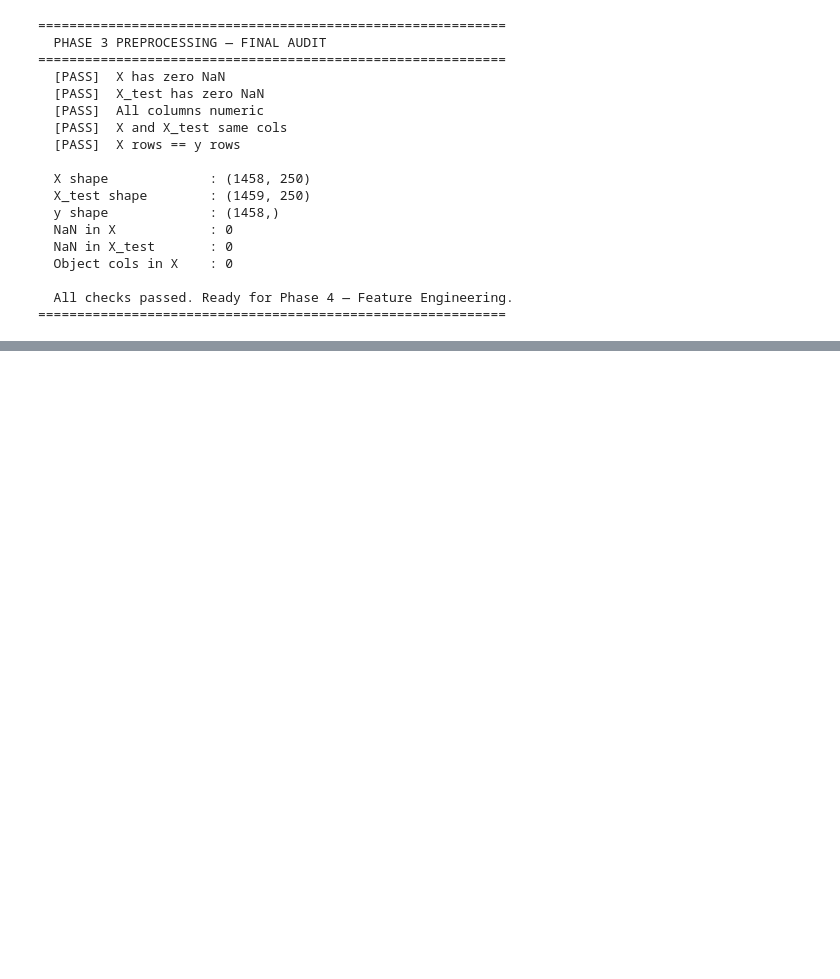
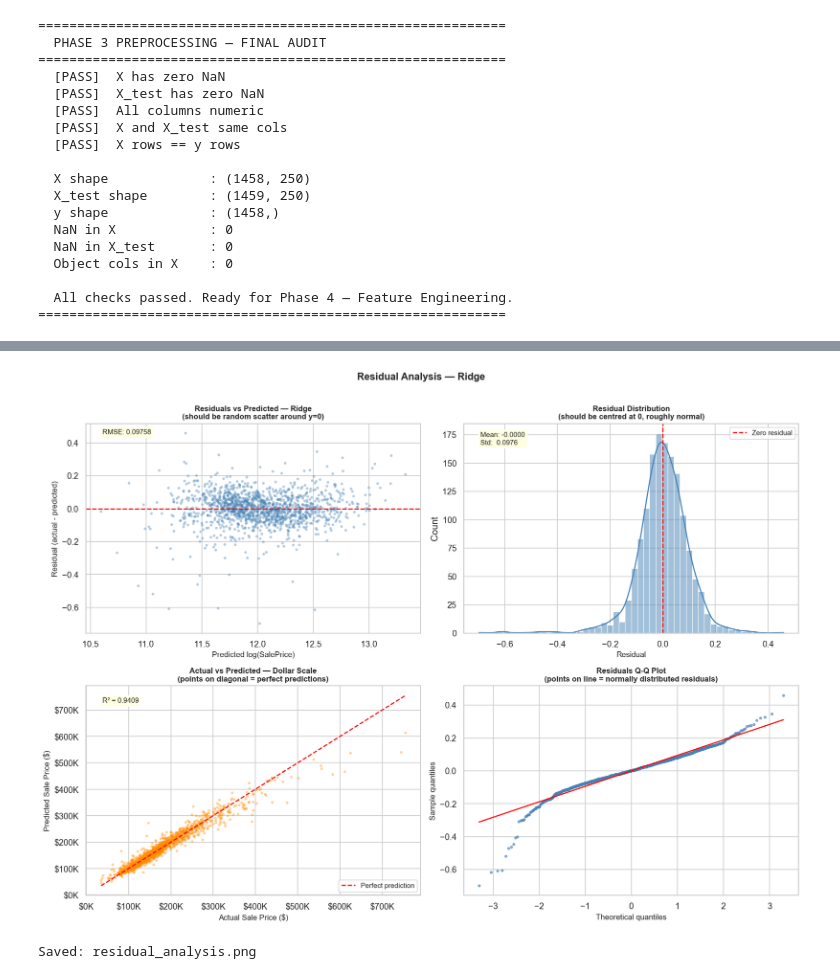
Before and after one commit to mayaankhan09/kaggle-housing-prices, a Jupyter notebook: notebooks/housing_pipeline.ipynb, the cells around one changed output, grey strips where cells are left out. Saved outputs shown, nothing was run; the diff lists cells and outputs as text; code cells hidden in the pictures; blank space fills up the shorter version.

```diff
--- a/notebooks/housing_pipeline.ipynb
+++ b/notebooks/housing_pipeline.ipynb
@@ -1630,0 +2950,79 @@ print('=' * 60)
+# %%
+# Re-fit the best model on full training data (already done in Cell 53)
+best_pipeline = models[best_model]
+# best_pipeline is already fitted from the loop in Cell 53
+
+y_pred_log  = best_pipeline.predict(X)
+residuals   = y.values - y_pred_log
+
+# Back-transform to dollar scale for interpretability
+y_actual_dollar = np.expm1(y.values)
+y_pred_dollar   = np.expm1(y_pred_log)
+residuals_dollar = y_actual_dollar - y_pred_dollar
+
+fig, axes = plt.subplots(2, 2, figsize=(14, 10))
+
+# ── Panel 1: Residuals vs Predicted (log scale)
+ax = axes[0, 0]
+ax.scatter(y_pred_log, residuals, alpha=0.4, s=12, color='steelblue', edgecolors='none')
+ax.axhline(0, color='red', linewidth=1.5, linestyle='--')
+ax.set_xlabel('Predicted log(SalePrice)', fontsize=10)
+ax.set_ylabel('Residual (actual - predicted)', fontsize=10)
+ax.set_title(f'Residuals vs Predicted — {best_model}\n(should be random scatter around y=0)',
+             fontsize=10, fontweight='bold')
+ax.annotate(f'RMSE: {np.sqrt(mean_squared_error(y, y_pred_log)):.5f}',
+            xy=(0.05, 0.95), xycoords='axes fraction', fontsize=9,
+            bbox=dict(boxstyle='round', facecolor='lightyellow'))
+
+# ── Panel 2: Residual distribution (log scale)
+ax = axes[0, 1]
+sns.histplot(residuals, kde=True, ax=ax, color='steelblue', bins=50)
+ax.axvline(0, color='red', linewidth=1.5, linestyle='--', label='Zero residual')
+ax.set_xlabel('Residual', fontsize=10)
+ax.set_title('Residual Distribution\n(should be centred at 0, roughly normal)',
+             fontsize=10, fontweight='bold')
+ax.annotate(f'Mean: {residuals.mean():.4f}\nStd:  {residuals.std():.4f}',
+            xy=(0.05, 0.90), xycoords='axes fraction', fontsize=9,
+            bbox=dict(boxstyle='round', facecolor='lightyellow'))
+ax.legend(fontsize=9)
+
+# ── Panel 3: Actual vs Predicted (dollar scale)
+ax = axes[1, 0]
+ax.scatter(y_actual_dollar, y_pred_dollar, alpha=0.4, s=12,
+           color='darkorange', edgecolors='none')
+# Perfect prediction line
+min_val = min(y_actual_dollar.min(), y_pred_dollar.min())
+max_val = max(y_actual_dollar.max(), y_pred_dollar.max())
+ax.plot([min_val, max_val], [min_val, max_val],
+        color='red', linewidth=1.5, linestyle='--', label='Perfect prediction')
+ax.set_xlabel('Actual Sale Price ($)', fontsize=10)
+ax.set_ylabel('Predicted Sale Price ($)', fontsize=10)
+ax.set_title('Actual vs Predicted — Dollar Scale\n(points on diagonal = perfect predictions)',
+             fontsize=10, fontweight='bold')
+ax.xaxis.set_major_formatter(plt.FuncFormatter(lambda x, _: f'${x/1000:.0f}K'))
+ax.yaxis.set_major_formatter(plt.FuncFormatter(lambda x, _: f'${x/1000:.0f}K'))
+ax.legend(fontsize=9)
+r2_val = r2_score(y_actual_dollar, y_pred_dollar)
+ax.annotate(f'R² = {r2_val:.4f}', xy=(0.05, 0.92), xycoords='axes fraction',
+            fontsize=9, bbox=dict(boxstyle='round', facecolor='lightyellow'))
+
+# ── Panel 4: Residuals Q-Q plot
+ax = axes[1, 1]
+res_qq = stats.probplot(residuals, dist='norm')
+ax.scatter(res_qq[0][0], res_qq[0][1], color='steelblue', s=8, alpha=0.6)
+slope_q, intercept_q = res_qq[1][0], res_qq[1][1]
+x_qq = np.array([res_qq[0][0].min(), res_qq[0][0].max()])
+ax.plot(x_qq, slope_q * x_qq + intercept_q, color='red', linewidth=1.5)
+ax.set_xlabel('Theoretical quantiles', fontsize=10)
+ax.set_ylabel('Sample quantiles', fontsize=10)
+ax.set_title('Residuals Q-Q Plot\n(points on line = normally distributed residuals)',
+             fontsize=10, fontweight='bold')
+
+plt.suptitle(f'Residual Analysis — {best_model}', fontsize=13, fontweight='bold', y=1.01)
+plt.tight_layout()
+plt.savefig('residual_analysis.png', bbox_inches='tight', dpi=150)
+plt.show()
+print('Saved: residual_analysis.png')
+# %% [output]
+[figure, added]
+Saved: residual_analysis.png
```
Also changed, not shown: parts of 88 cells of this notebook, 20 other files.
